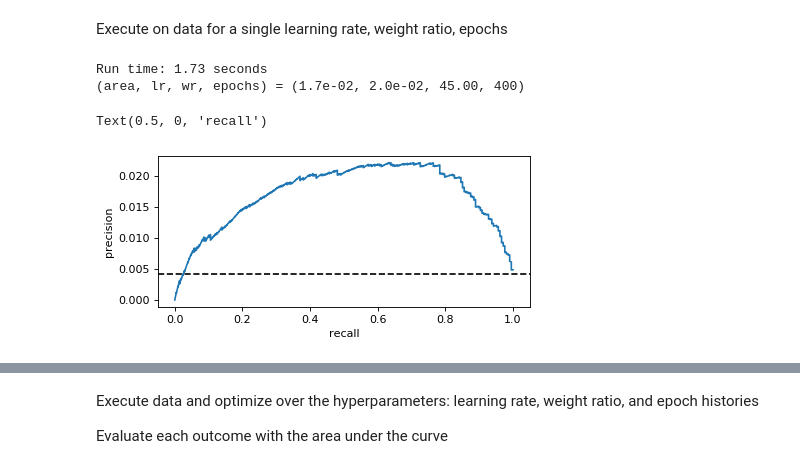
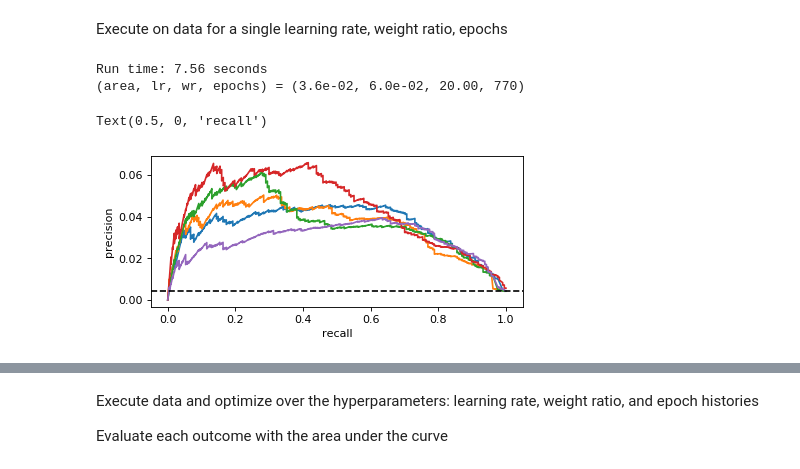
Before and after one commit to halstonblim/ml_exoplanet_vetter, a Jupyter notebook: CNN/exoplanet/cnn.ipynb, the cells around one changed output, grey strips where cells are left out. Drawn from its saved outputs; the diff is of its cells as text; code cells hidden in the pictures.

```diff
--- a/CNN/exoplanet/cnn.ipynb
+++ b/CNN/exoplanet/cnn.ipynb
@@ -410,7 +476,7 @@ class MonoInput_Module(nn.Module):
     def __init__(self):
         super(MonoInput_Module, self).__init__()
 
-        nhl = 8
+        nhl = 4
         self.Combined_ModuleList = nn.ModuleList([
             nn.Linear(in_features = 4, out_features=nhl),nn.ReLU(),
             nn.Linear(in_features = nhl, out_features=nhl),nn.ReLU(),
@@ -453,15 +519,18 @@ def run_pytorch(train, test, epochs, model_type='MonoInput', lr = 1e-2, wr = 50,
     # Imbalanced Classes Weights
     weights = torch.FloatTensor(compute_class_weight('balanced',[0,1],y1))
     weights2 = torch.FloatTensor(np.array([1,wr]))
+    weights3 = torch.FloatTensor(np.array([1,1]))
 
     # Make Dataset Iterables
     train_iter = make_iter(X_train, y1, weights, batch_size=32)
-    val_iter = make_iter(X_val, y2, weights, batch_size=32)
+    val_iter = make_iter(X_val, y2, weights3, batch_size=32)
 
     # Model specification
     if model_type == 'MonoInput': model = MonoInput_Module()
     elif model_type == 'BiInput': model = BiInput_Module()
     elif model_type == 'TriInput': model = TriInput_Module()
+
+    model.apply(weight_reset)
 
     # Define the optimization
     optimizer = Adam(model.parameters(),lr = lr)
@@ -598,0 +636,6 @@ np.sum(y==1),np.sum(y==0)
+# %%
+scaler = preprocessing.StandardScaler(copy=True)
+
+scaler.fit(X)
+Xnorm = scaler.transform(X)
+plt.hist(Xnorm[:,3],20)
@@ -618,29 +671,43 @@ train, test = split_data(X,y,5)
 # %%
 import time
-
-lr, wr, ep = (2.0e-02, 45.00, 400)
+# Area: .00552
+(lr, ep, wr) = (0.06, 770 , 20)
 
 t0 = time.time()
-pr_curve, hist = run_pytorch(train,test,ep,model_type = 'MonoInput',lr=lr,wr=wr,verbose=0);
-tf = time.time() - t0
+prec_recs = []
+aresa = []
+kfold = StratifiedKFold(n_splits = 5,shuffle=True)
 
-print("Run time: {:.2f} seconds".format(tf))
-print("(area, lr, wr, epochs) = ({:.1e}, {:.1e}, {:.2f}, {:d})".format( \
-                                                AUC(pr_curve), lr, wr, ep))
+Xp = Xnorm[:,0:4]
+for train_index, test_index in kfold.split(Xp,y):
+
+    X_train, X_test = Xp[train_index], Xp[test_index]
+    y_train, y_test = y[train_index], y[test_index]
+
+    prec_rec, hist = run_pytorch((X_train,y_train),(X_test,y_test), \
+                                ep,model_type = 'MonoInput',lr=lr,wr=wr,verbose=0);
+
+    prec_recs.append(prec_rec)
+    aresa.append(AUC(prec_rec))
+
+
+print("Run time: {:.2f} seconds".format(time.time() - t0))
+
+print("(area, lr, wr, epochs) = ({:.1e}, {:.1e}, {:.2f}, {:d})".format(np.mean(aresa), lr, wr, ep))
 # %% [output]
-Run time: 1.73 seconds
-(area, lr, wr, epochs) = (1.7e-02, 2.0e-02, 45.00, 400)
+Run time: 7.56 seconds
+(area, lr, wr, epochs) = (3.6e-02, 6.0e-02, 20.00, 770)
 # %%
 plt.figure(figsize=(6,2.5),dpi=80)
 
-plt.plot(pr_curve[1][:-1],pr_curve[0][:-1])
+[plt.plot(prec_recs[l][1][:-1],prec_recs[l][0][:-1]) for l in range(5)]
 plt.axhline(y = np.sum(y == 1) / len(y),color='k',linestyle='--')
 plt.ylabel('precision')
 plt.xlabel('recall')
 # plt.ylim([0,.2]);
 # %% [output]
 Text(0.5, 0, 'recall')
-[figure, old version]
+[figure, new version]
 # %%
 fig, (ax1, ax2) = plt.subplots(figsize = (10,2.5), dpi = 80, ncols=2)
 
```
Also changed, not shown: parts of 20 cells of this notebook, 1 other file.
